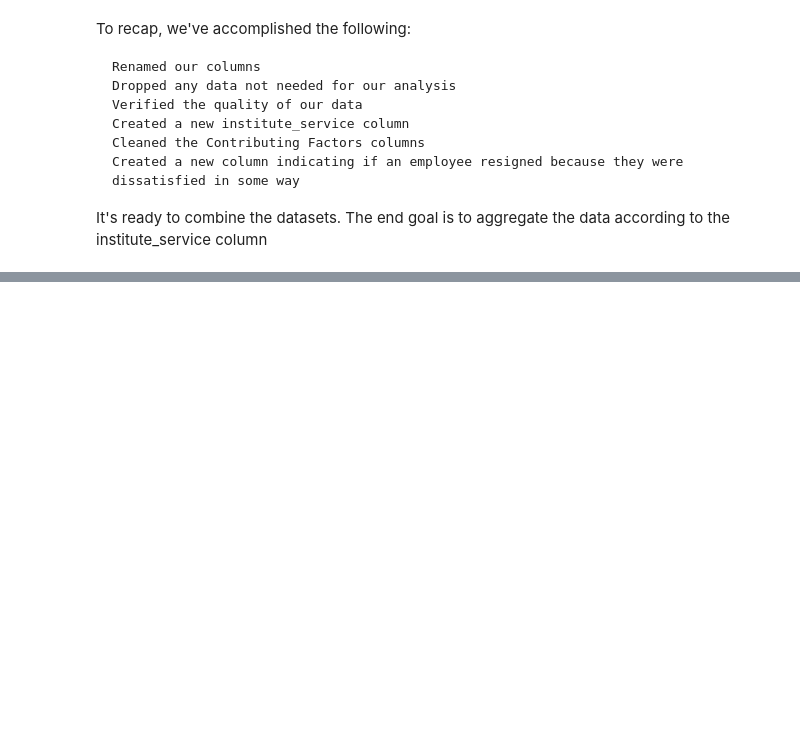
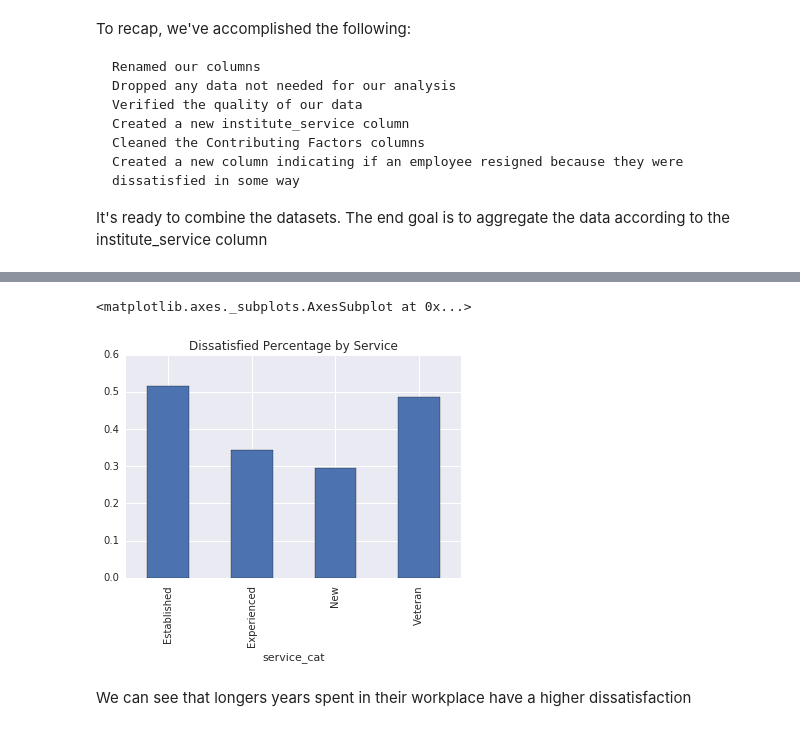
Before and after one commit to ouakitomo/dataquest, a Jupyter notebook: Guided Project/Clean And Analyze Employee Exit Surveys.ipynb, the cells around one changed output, grey strips where cells are left out. Saved outputs shown, nothing was run; the diff lists cells and outputs as text; code cells hidden in the pictures; blank space fills up the shorter version.

```diff
--- a/Guided Project/Clean And Analyze Employee Exit Surveys.ipynb
+++ b/Guided Project/Clean And Analyze Employee Exit Surveys.ipynb
@@ -565,0 +598,19 @@ group_institute.head()
+# %%
+# Extracting the values to turn into categories
+def c_yrs_category(string):
+    number = int(string)
+    if number < 3:
+        return "New"
+    elif number >= 3 and number < 7:
+        return "Experienced"
+    elif number >= 7 and number < 11:
+        return "Established"
+    elif number == 9999:
+        return np.nan
+    else:
+        return "Veteran"
+# Convert all to numbers
+combined_updated['institute_service'] = combined_updated['institute_service'].astype(str).str.extract('(\d+)')
+# Convert NaN to 9999 and after using the function bring back to NaN
+combined_updated['institute_service'].fillna(9999, inplace=True)
+combined_updated['service_cat'] = combined_updated['institute_service'].apply(c_yrs_category)
@@ -565,0 +637,3 @@ group_institute.head()
+# %%
+# Replace missing values with the most frequent value, False
+combined_updated['dissatisfied'] = combined_updated['dissatisfied'].fillna(False)
@@ -565,0 +650,8 @@ group_institute.head()
+# %%
+# Let's see the visual of the result
+combined_updated.pivot_table(values='dissatisfied', index='service_cat').plot(kind='bar', title='Dissatisfied Percentage by Service', legend=False)
+# %% [output]
+<matplotlib.axes._subplots.AxesSubplot at 0x...>
+[figure, added]
+# %% [markdown]
+We can see that longers years spent in their workplace have a higher dissatisfaction
```
Also changed, not shown: parts of 14 cells of this notebook, 1 other file.
